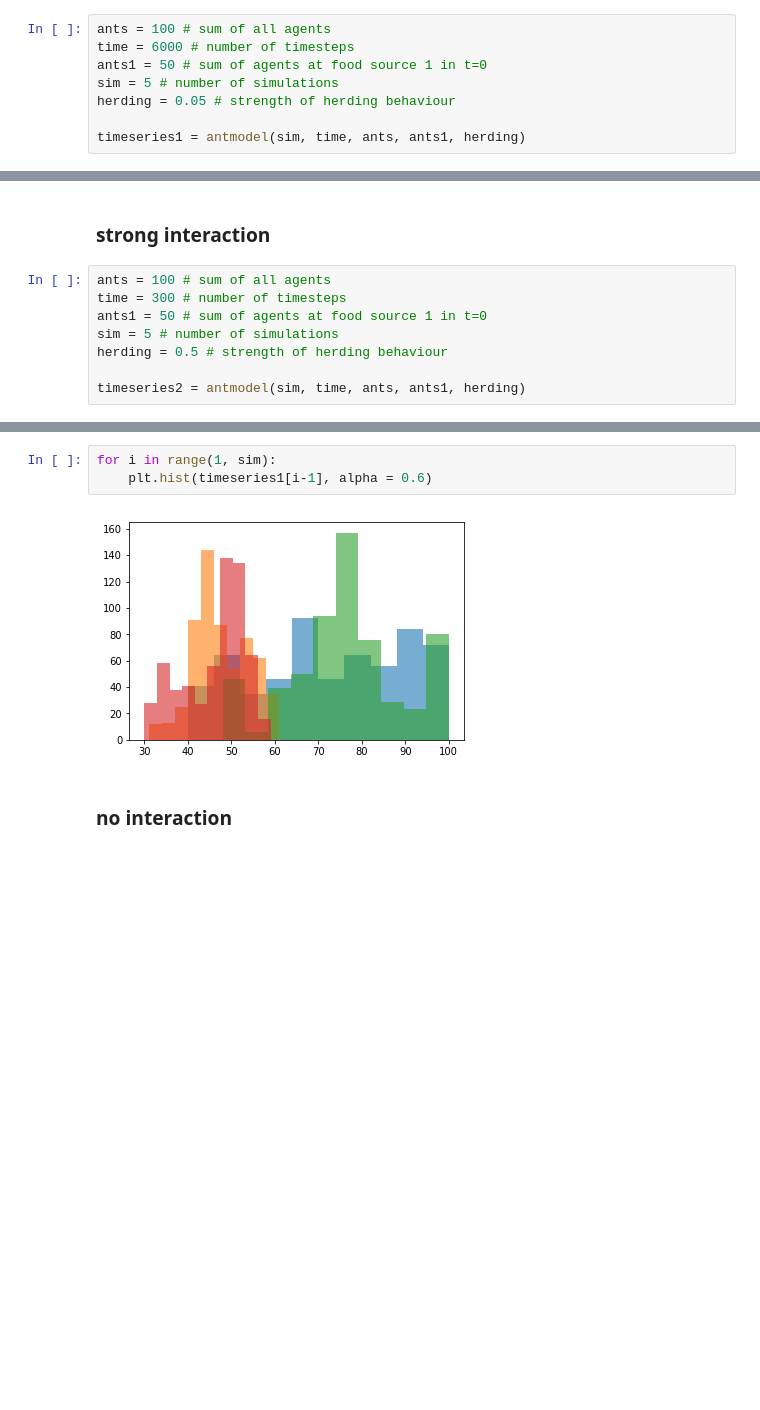
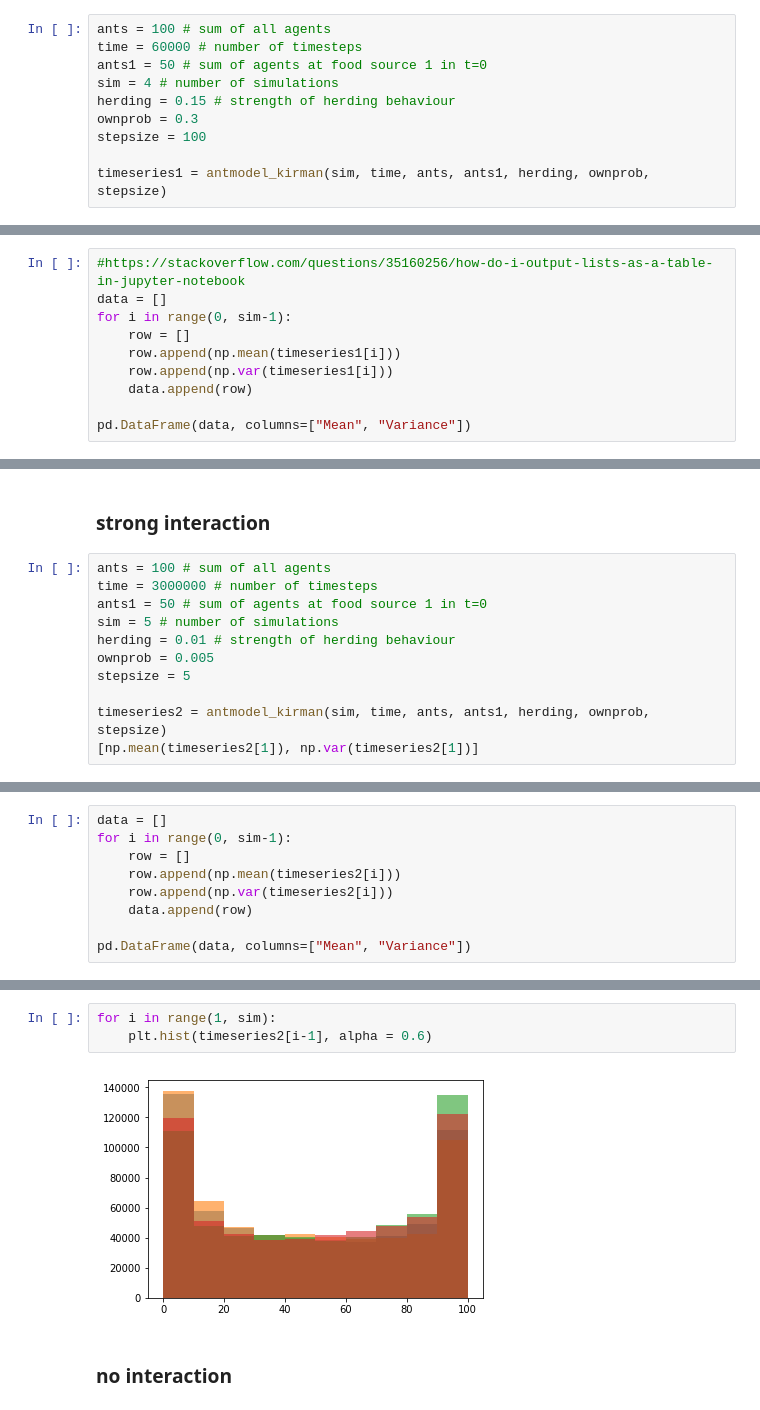
Before and after one commit to appleyield/ABM, a Jupyter notebook: Antmodel.ipynb, the cells around one changed output, grey strips where cells are left out. Saved outputs shown, nothing was run; the diff lists cells and outputs as text; blank space fills up the shorter version.

```diff
--- a/Antmodel.ipynb
+++ b/Antmodel.ipynb
@@ -31,8 +115,10 @@ def antmodel(I, T, N, k_in, gamma):
 # %%
 ants = 100 # sum of all agents
-time = 6000 # number of timesteps
+time = 60000 # number of timesteps
 ants1 = 50 # sum of agents at food source 1 in t=0
-sim = 5 # number of simulations
-herding = 0.05 # strength of herding behaviour
+sim = 4 # number of simulations
+herding = 0.15 # strength of herding behaviour
+ownprob = 0.3
+stepsize = 100
 
-timeseries1 = antmodel(sim, time, ants, ants1, herding)
+timeseries1 = antmodel_kirman(sim, time, ants, ants1, herding, ownprob, stepsize)
@@ -38,0 +129,10 @@ timeseries1 = antmodel(sim, time, ants, ants1, herding)
+# %%
+#https://stackoverflow.com/questions/35160256/how-do-i-output-lists-as-a-table-in-jupyter-notebook
+data = []
+for i in range(0, sim-1):
+    row = []
+    row.append(np.mean(timeseries1[i]))
+    row.append(np.var(timeseries1[i]))
+    data.append(row)
+
+pd.DataFrame(data, columns=["Mean", "Variance"])
@@ -50,9 +155,12 @@ for i in range(1, sim):
 ### strong interaction
 # %%
 ants = 100 # sum of all agents
-time = 300 # number of timesteps
+time = 3000000 # number of timesteps
 ants1 = 50 # sum of agents at food source 1 in t=0
 sim = 5 # number of simulations
-herding = 0.5 # strength of herding behaviour
+herding = 0.01 # strength of herding behaviour
+ownprob = 0.005
+stepsize = 5
 
-timeseries2 = antmodel(sim, time, ants, ants1, herding)
+timeseries2 = antmodel_kirman(sim, time, ants, ants1, herding, ownprob, stepsize)
+[np.mean(timeseries2[1]), np.var(timeseries2[1])]
@@ -58,0 +169,9 @@ timeseries2 = antmodel(sim, time, ants, ants1, herding)
+# %%
+data = []
+for i in range(0, sim-1):
+    row = []
+    row.append(np.mean(timeseries2[i]))
+    row.append(np.var(timeseries2[i]))
+    data.append(row)
+
+pd.DataFrame(data, columns=["Mean", "Variance"])
@@ -64,8 +189,8 @@ for i in range(1, sim):
 # %%
 for i in range(1, sim):
-    plt.hist(timeseries1[i-1], alpha = 0.6)
+    plt.hist(timeseries2[i-1], alpha = 0.6)
 # %% [output]
-[figure, old version]
+[figure, new version]
 # %% [markdown]
 ### no interaction
 # %%
```
Also changed, not shown: parts of 41 cells of this notebook.
